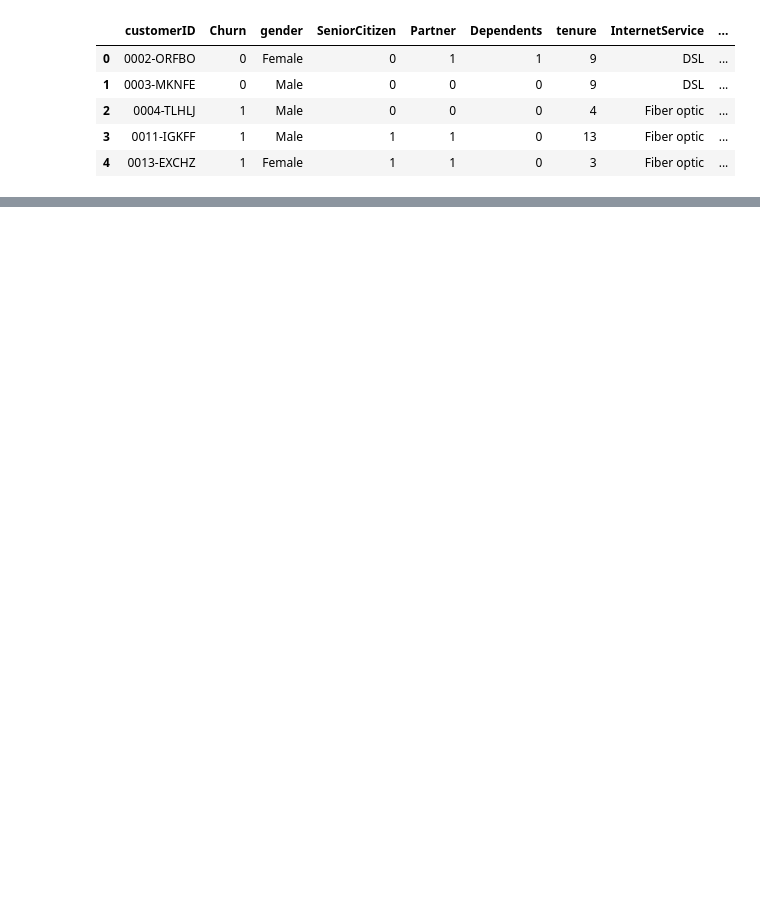
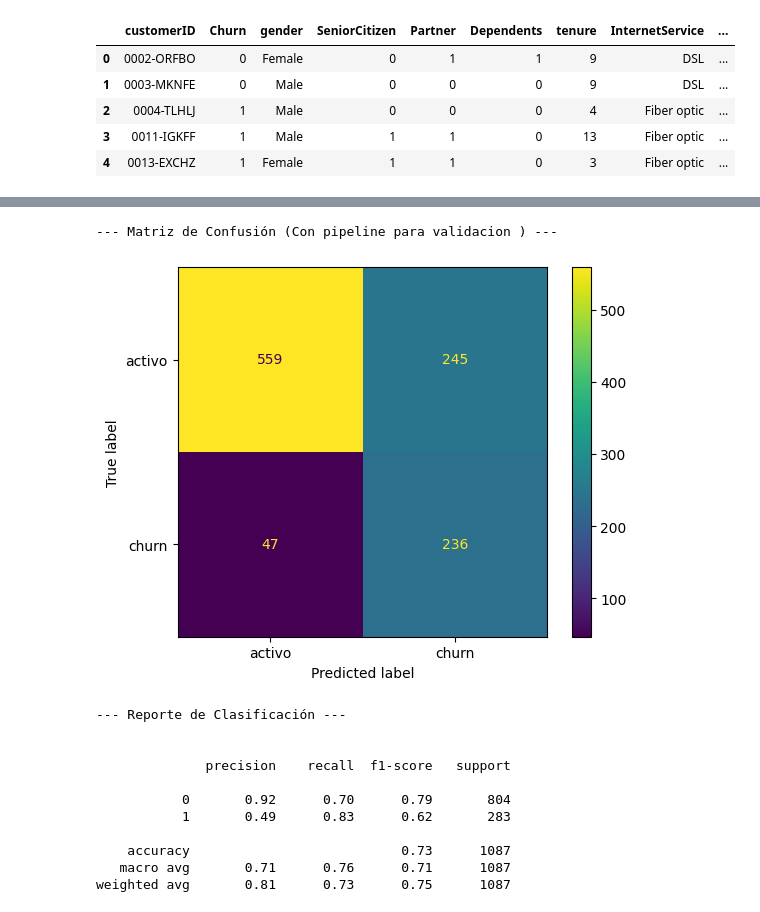
Before and after one commit to JharleCompres/TELECOM_X_PARTE_2_PREDICCION_DE_CANCELACION_CHURN, a Jupyter notebook: Telecom_X_prediccion_cancelacion_churn.ipynb, the cells around one changed output, grey strips where cells are left out. Drawn from its saved outputs; the diff is of its cells as text; code cells hidden in the pictures; blank space fills up the shorter version.

```diff
--- a/Telecom_X_prediccion_cancelacion_churn.ipynb
+++ b/Telecom_X_prediccion_cancelacion_churn.ipynb
@@ -253,0 +518,10 @@ else:
+# %%
+try:
+    # calculamos el promedio del test_recall de la validacion cruzada
+    promedio = resultados['test_recall'].mean()
+    # calculamos la desviacion estandar para test_recall de la validacion cruzada
+    desviacion_estandar = resultados['test_recall'].std()
+    # Calculamos el intervalo de confianza
+    print(f'{promedio -2*desviacion_estandar}, {promedio + 2*desviacion_estandar}')
+except Exception as e:
+  print(f'Error al calcular el intervalo de confianza: {e}')
@@ -253,0 +547,35 @@ else:
+# %%
+try:
+    # Entrenamos el pipeline con el conjunto de entrenmiento
+    pipeline.fit(X_train, y_train)
+    # Calculamos la prediccion del modelo para y_prevista: mediante la variable X_val
+    y_prevista = pipeline.predict(X_val)
+
+    print("--- Matriz de Confusión (Con pipeline para validacion ) ---")
+    print('\n')
+    # creamos visual de la matriz de confusión con y_val: validación y y_prevista: prevista por el modelo con X_val
+    visual = ConfusionMatrixDisplay.from_predictions(y_val, y_prevista, display_labels=['activo','churn'])
+    plt.show()
+    print('\n')
+
+    # Imprimimos el reporte del modelo con las diferentes métricas
+    print("--- Reporte de Clasificación ---")
+    print('\n')
+    print(classification_report(y_val, y_prevista))
+
+except Exception as e:
+  print(f'Error al evaluar el modelo Árbol de Decisión: {e}')
+# %% [output]
+--- Matriz de Confusión (Con pipeline para validacion ) ---
+[figure, added]
+--- Reporte de Clasificación ---
+
+
+              precision    recall  f1-score   support
+
+           0       0.92      0.70      0.79       804
+           1       0.49      0.83      0.62       283
+
+    accuracy                           0.73      1087
+   macro avg       0.71      0.76      0.71      1087
+weighted avg       0.81      0.73      0.75      1087
```
Also changed, not shown: parts of 58 cells of this notebook, 2 other files.
